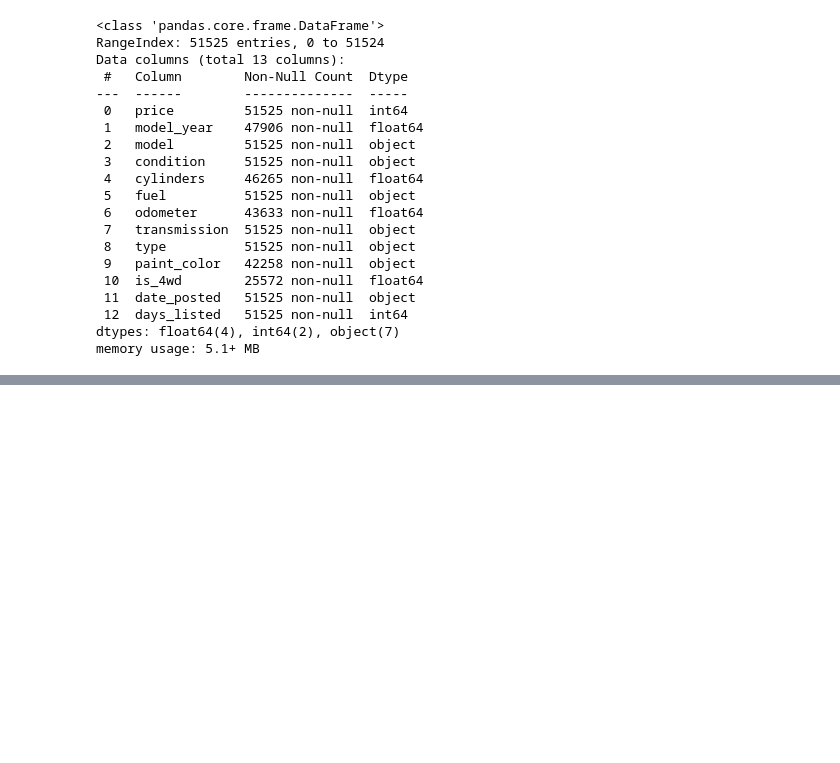
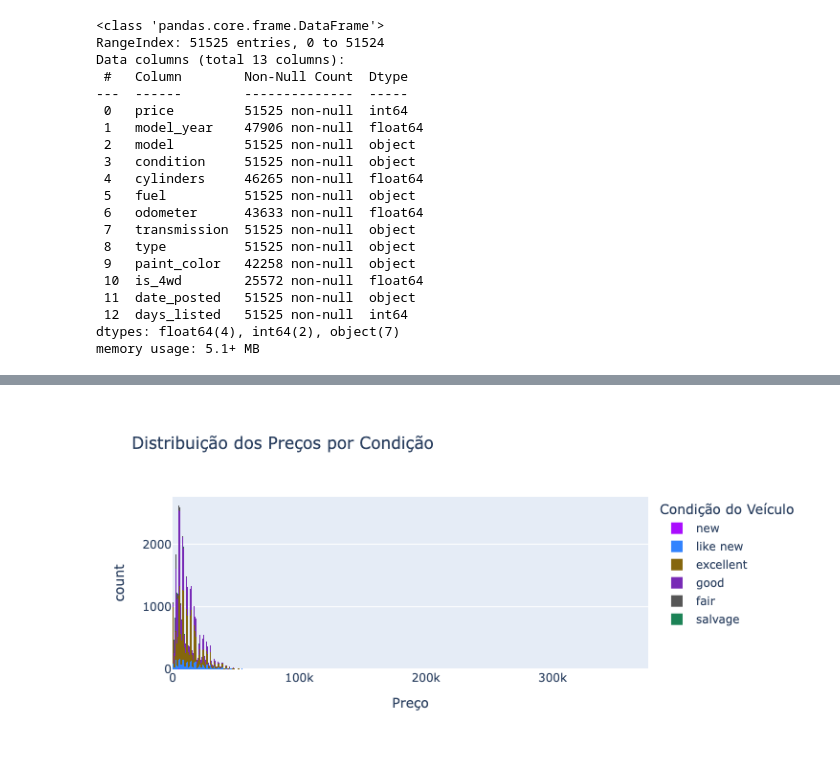
Before and after one commit to gabriel05lemos/Projeto5_Tripleten, a Jupyter notebook: notebooks/EDA.ipynb, the cells around one changed output, grey strips where cells are left out. Cells and saved outputs as stored; diff of their text form; code cells hidden in the pictures; blank space fills up the shorter version.

```diff
--- a/notebooks/EDA.ipynb
+++ b/notebooks/EDA.ipynb
@@ -38,0 +121,14 @@ memory usage: 5.1+ MB
+# %%
+fig = px.histogram(
+    vehicles,
+    x="price",
+    color="condition",
+    title="Distribuição dos Preços por Condição",
+    category_orders={"condition": ['new', 'like new', 'excellent', 'good', 'fair', 'salvage']},
+    labels={'count': 'Quantidade de Anúncios', 'price': 'Preço', 'condition': 'Condição do Veículo'},
+    color_discrete_sequence=color_palette
+)
+
+fig.show()
+# %% [output]
+[figure, added]
```
Also changed, not shown: parts of 13 cells of this notebook, 3 other files.
